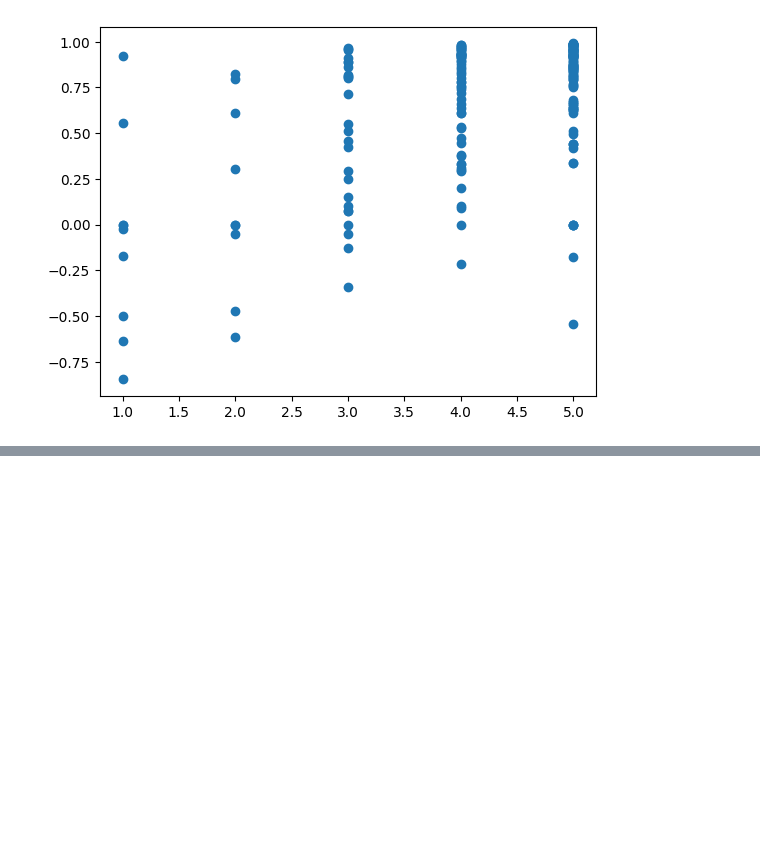
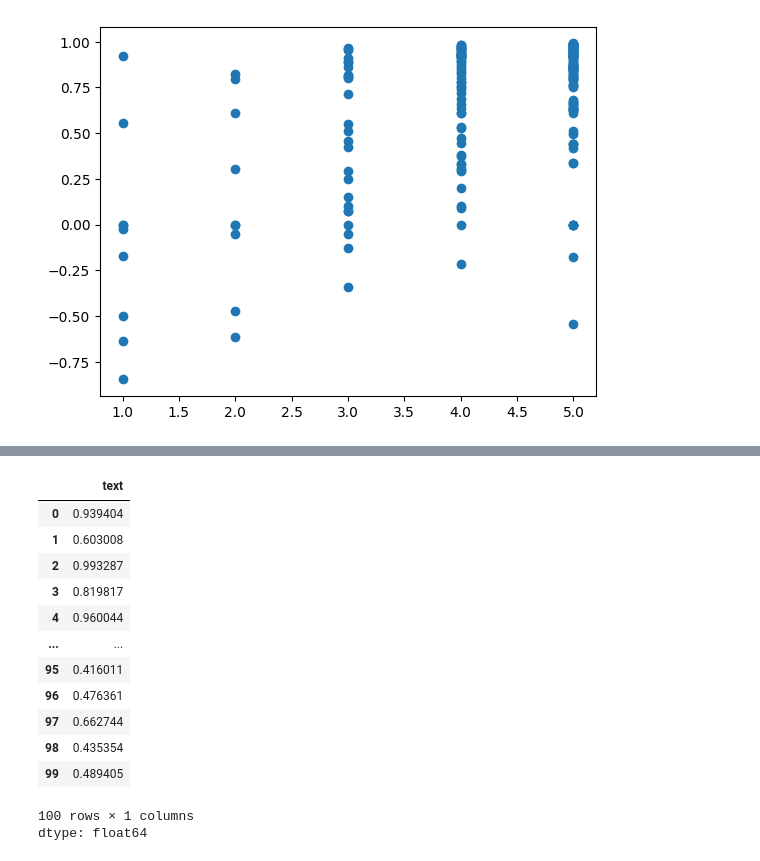
Before and after one commit to reolingovender/MIT805, a Jupyter notebook: Sentiment_Analysis.ipynb, the cells around one changed output, grey strips where cells are left out. Cells and saved outputs as stored; diff of their text form; code cells hidden in the pictures; blank space fills up the shorter version.

```diff
--- a/Sentiment_Analysis.ipynb
+++ b/Sentiment_Analysis.ipynb
@@ -147,0 +242,24 @@ plt.plot(x, y1, 'o')
+# %%
+from transformers import pipeline
+third_classifier = pipeline("sentiment-analysis" , model= "lxyuan/distilbert-base-multilingual-cased-sentiments-student")
+# %%
+def third(text):
+    score = third_classifier(text)[0].get('score')
+    return score
+# %%
+df["text"][0: 100].apply(third)
+# %% [output]
+|  | text |
+| 0 | 0.939404 |
+| 1 | 0.603008 |
+| 2 | 0.993287 |
+| 3 | 0.819817 |
+| 4 | 0.960044 |
+| ... | ... |
+| 95 | 0.416011 |
+| 96 | 0.476361 |
+| 97 | 0.662744 |
+| 98 | 0.435354 |
+| 99 | 0.489405 |
+100 rows × 1 columns
+dtype: float64
```
Also changed, not shown: parts of 23 cells of this notebook.
